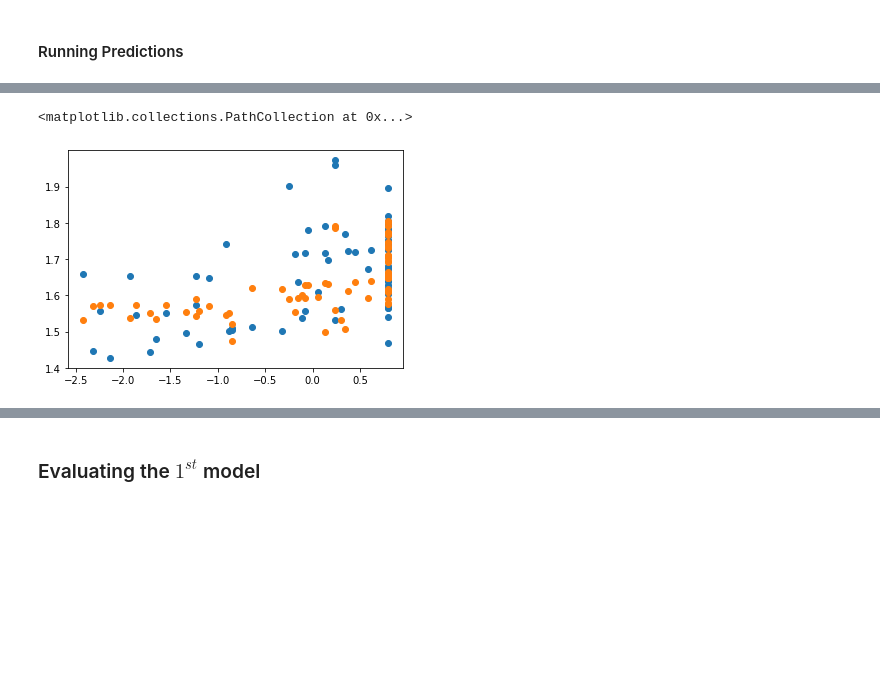
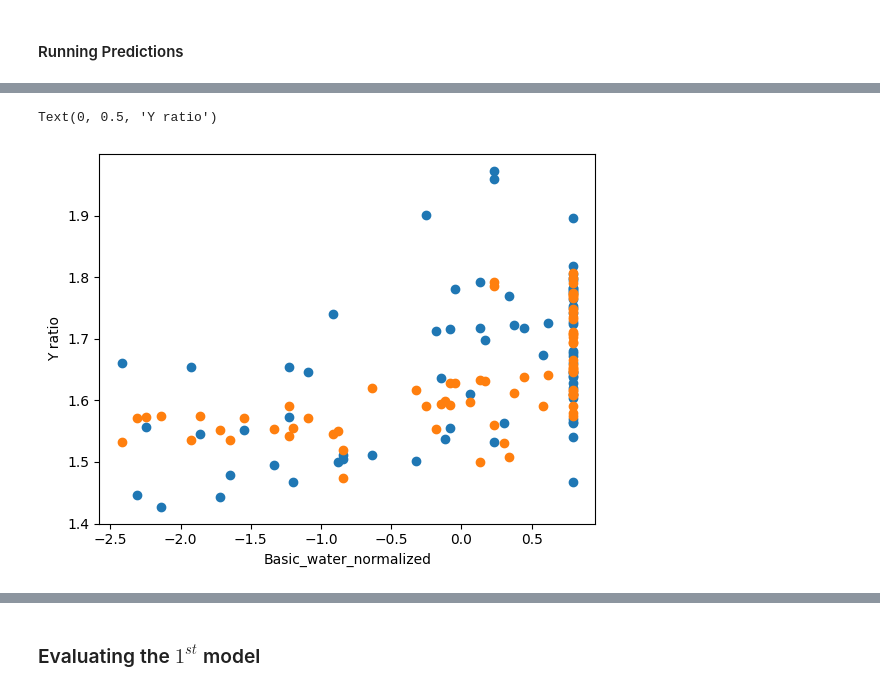
Before and after one commit to tanjoash/2D_data_driven_world, a Jupyter notebook: 2dwork/main.ipynb, the cells around one changed output, grey strips where cells are left out. Cells and saved outputs as stored; diff of their text form; code cells hidden in the pictures; blank space fills up the shorter version.

```diff
--- a/2dwork/main.ipynb
+++ b/2dwork/main.ipynb
@@ -776,9 +782,11 @@ plt.scatter(dfall_feature_test_1["Agri_land_cap_normalized"],pred)
 # %%
 plt.scatter(dfall_feature_test_1["Basic_water_normalized"],dfall_target_test_1)
 plt.scatter(dfall_feature_test_1["Basic_water_normalized"],pred)
+plt.xlabel("Basic_water_normalized")
+plt.ylabel("Y ratio")
 # %% [output]
-<matplotlib.collections.PathCollection at 0x...>
+Text(0, 0.5, 'Y ratio')
-[figure, old version]
+[figure, new version]
 # %%
 plt.scatter(dfall_feature_test_1["Eating_disorder_normalized"],dfall_target_test_1)
 plt.scatter(dfall_feature_test_1["Eating_disorder_normalized"],pred)
```
Also changed, not shown: parts of 40 cells of this notebook.
